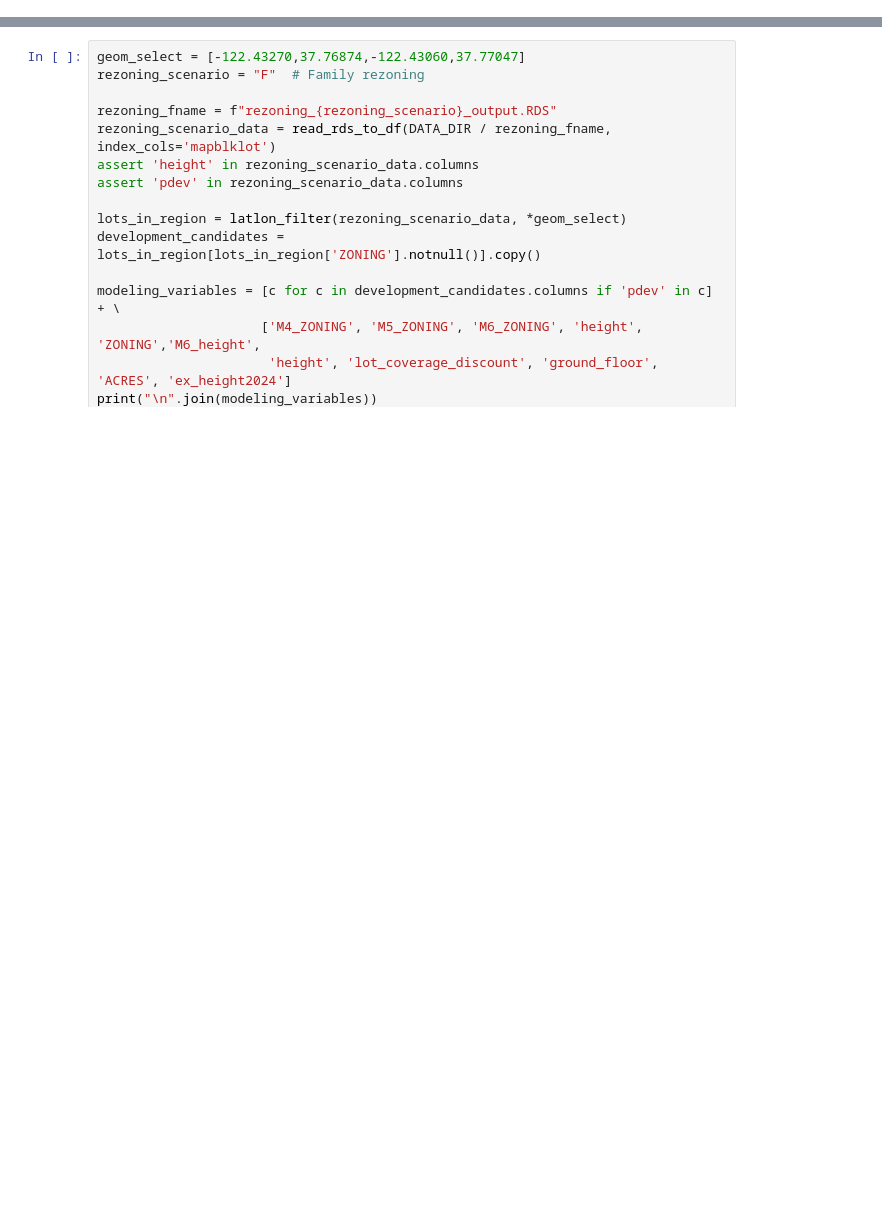
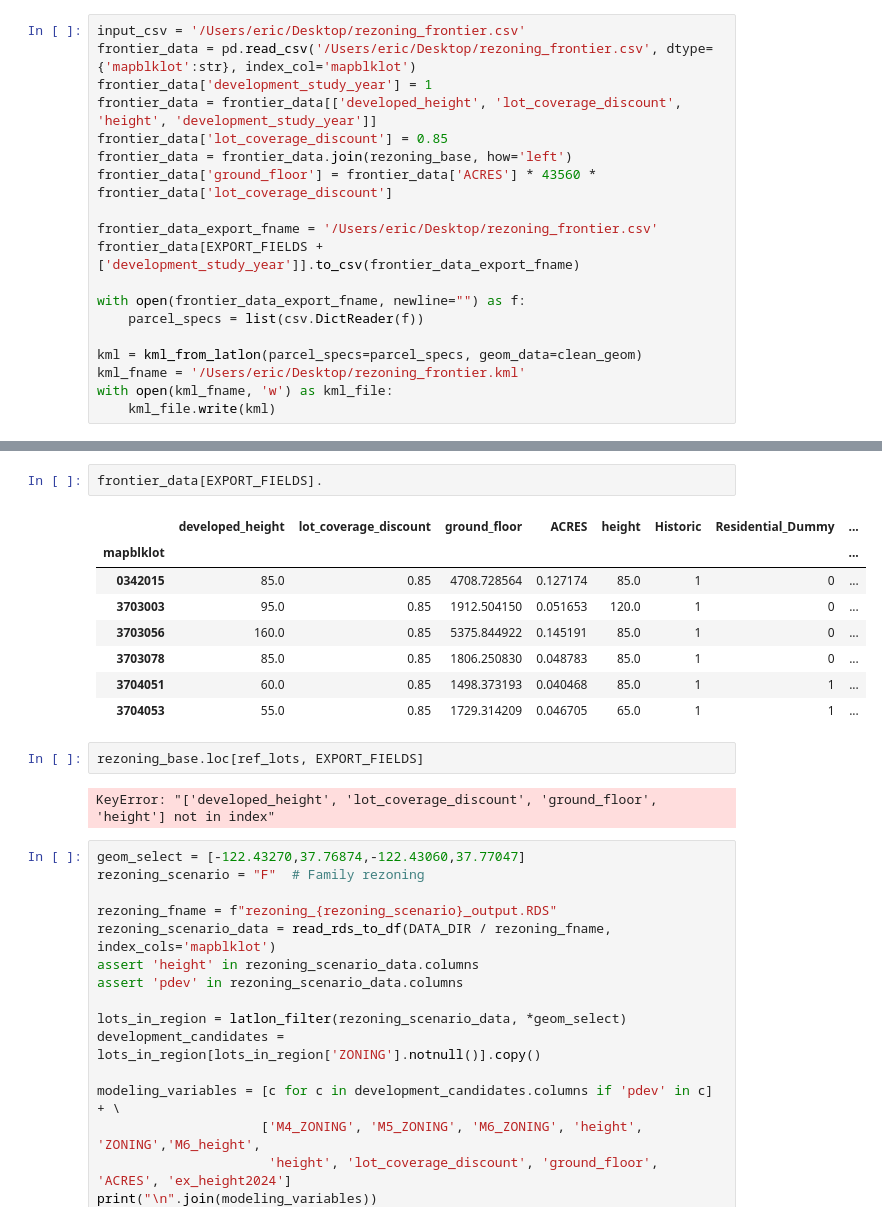
Before and after one commit to emunsing/cityscaper, a Jupyter notebook: notebooks/Cityscaper_EDA.ipynb, the cells around one changed output, grey strips where cells are left out. Drawn from its saved outputs; the diff is of its cells as text; blank space fills up the shorter version.

```diff
--- a/notebooks/Cityscaper_EDA.ipynb
+++ b/notebooks/Cityscaper_EDA.ipynb
@@ -25,0 +53,19 @@ rezoning_base.loc['3561025',['lat', 'lng', 'year', 'pdev_baseline_1yr', 'ex_heig
+# %%
+input_csv = '/Users/eric/Desktop/rezoning_frontier.csv'
+frontier_data = pd.read_csv('/Users/eric/Desktop/rezoning_frontier.csv', dtype={'mapblklot':str}, index_col='mapblklot')
+frontier_data['development_study_year'] = 1
+frontier_data = frontier_data[['developed_height', 'lot_coverage_discount', 'height', 'development_study_year']]
+frontier_data['lot_coverage_discount'] = 0.85
+frontier_data = frontier_data.join(rezoning_base, how='left')
+frontier_data['ground_floor'] = frontier_data['ACRES'] * 43560 * frontier_data['lot_coverage_discount']
+
+frontier_data_export_fname = '/Users/eric/Desktop/rezoning_frontier.csv'
+frontier_data[EXPORT_FIELDS + ['development_study_year']].to_csv(frontier_data_export_fname)
+
+with open(frontier_data_export_fname, newline="") as f:
+    parcel_specs = list(csv.DictReader(f))
+
+kml = kml_from_latlon(parcel_specs=parcel_specs, geom_data=clean_geom)
+kml_fname = '/Users/eric/Desktop/rezoning_frontier.kml'
+with open(kml_fname, 'w') as kml_file:
+    kml_file.write(kml)
@@ -26,3 +92,18 @@ rezoning_base.loc['3561025',['lat', 'lng', 'year', 'pdev_baseline_1yr', 'ex_heig
+# %%
+frontier_data[EXPORT_FIELDS].
+# %% [output]
+|  | developed_height | lot_coverage_discount | ground_floor | ACRES | height | Historic | Residential_Dummy | ... |
+| mapblklot |  |  |  |  |  |  |  | ... |
+| 0342015 | 85.0 | 0.85 | 4708.728564 | 0.127174 | 85.0 | 1 | 0 | ... |
+| 3703003 | 95.0 | 0.85 | 1912.504150 | 0.051653 | 120.0 | 1 | 0 | ... |
+| 3703056 | 160.0 | 0.85 | 5375.844922 | 0.145191 | 85.0 | 1 | 0 | ... |
+| 3703078 | 85.0 | 0.85 | 1806.250830 | 0.048783 | 85.0 | 1 | 0 | ... |
+| 3704051 | 60.0 | 0.85 | 1498.373193 | 0.040468 | 85.0 | 1 | 1 | ... |
+| 3704053 | 55.0 | 0.85 | 1729.314209 | 0.046705 | 65.0 | 1 | 1 | ... |
+# %%
+rezoning_base.loc[ref_lots, EXPORT_FIELDS]
+# %% [output]
+KeyError: "['developed_height', 'lot_coverage_discount', 'ground_floor', 'height'] not in index"
 # %%
 geom_select = [-122.43270,37.76874,-122.43060,37.77047]
 rezoning_scenario = "F"  # Family rezoning
```
Also changed, not shown: parts of 3 cells of this notebook, 7 other files.
